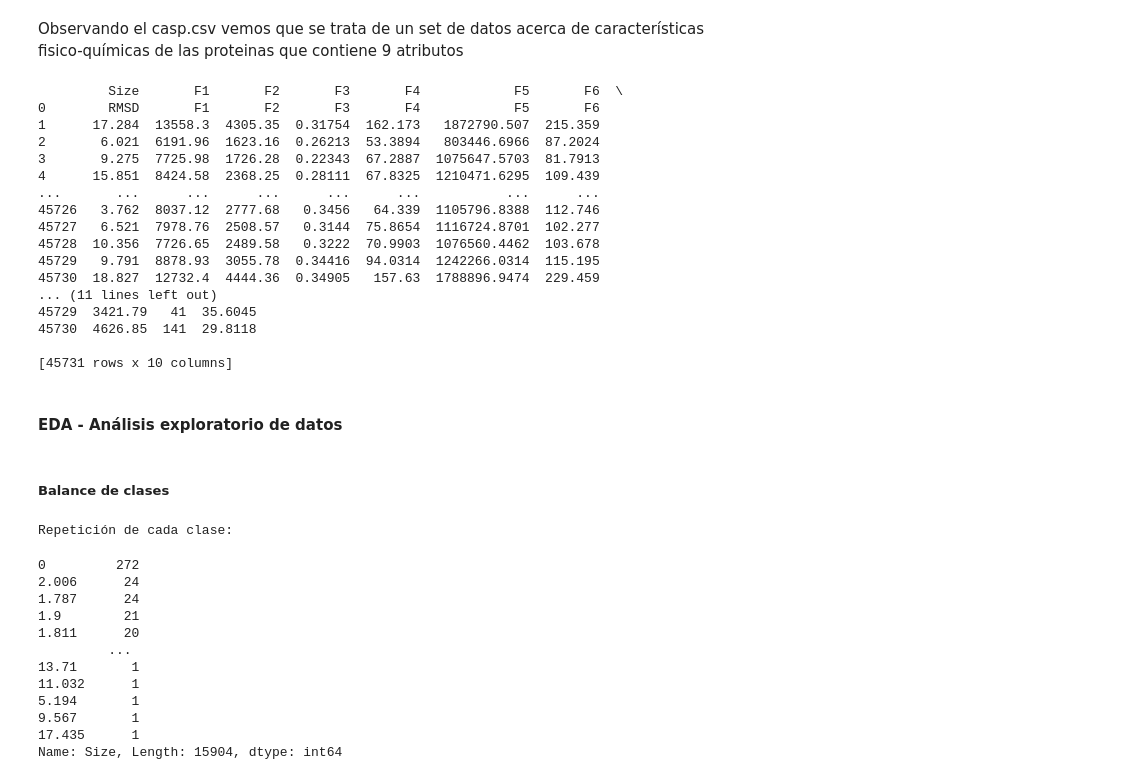
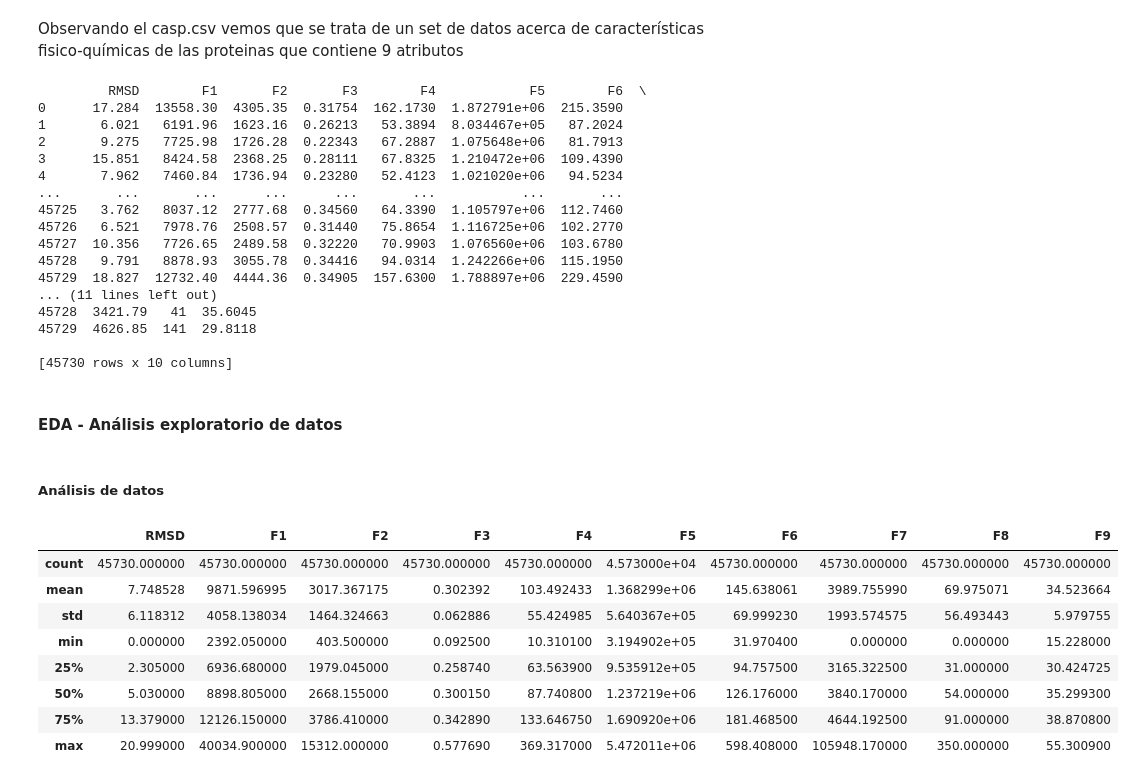
Before and after one commit to valengonzalez8/TP1_Redes_Neuronales, a Jupyter notebook: TP1_RN.ipynb, the cells around one changed output. Drawn from its saved outputs; the diff is of its cells as text; code cells hidden in the pictures.

```diff
--- a/TP1_RN.ipynb
+++ b/TP1_RN.ipynb
@@ -183,44 +245,39 @@ Observando el casp.csv vemos que se trata de un set de datos acerca de caracter
 # %%
 path2= '/Users/vale_/OneDrive/Documents/Redes Neuronales/CASP.csv'
 nombres_atributos2 = ['Size','F1','F2','F3','F4','F5','F6','F7','F8','F9']
-df2 = pd.read_csv(path2,names = nombres_atributos2, sep=',')
+df2 = pd.read_csv(path2, sep=',')
 print(df2)
 # %% [output]
-         Size       F1       F2       F3       F4            F5       F6  \
-0        RMSD       F1       F2       F3       F4            F5       F6
-1      17.284  13558.3  4305.35  0.31754  162.173   1872790.507  215.359
-2       6.021  6191.96  1623.16  0.26213  53.3894   803446.6966  87.2024
-3       9.275  7725.98  1726.28  0.22343  67.2887  1075647.5703  81.7913
-4      15.851  8424.58  2368.25  0.28111  67.8325  1210471.6295  109.439
-...       ...      ...      ...      ...      ...           ...      ...
-45726   3.762  8037.12  2777.68   0.3456   64.339  1105796.8388  112.746
-45727   6.521  7978.76  2508.57   0.3144  75.8654  1116724.8701  102.277
-45728  10.356  7726.65  2489.58   0.3222  70.9903  1076560.4462  103.678
-45729   9.791  8878.93  3055.78  0.34416  94.0314  1242266.0314  115.195
-45730  18.827  12732.4  4444.36  0.34905   157.63  1788896.9474  229.459
+         RMSD        F1       F2       F3        F4            F5        F6  \
+0      17.284  13558.30  4305.35  0.31754  162.1730  1.872791e+06  215.3590
+1       6.021   6191.96  1623.16  0.26213   53.3894  8.034467e+05   87.2024
+2       9.275   7725.98  1726.28  0.22343   67.2887  1.075648e+06   81.7913
+3      15.851   8424.58  2368.25  0.28111   67.8325  1.210472e+06  109.4390
+4       7.962   7460.84  1736.94  0.23280   52.4123  1.021020e+06   94.5234
+...       ...       ...      ...      ...       ...           ...       ...
+45725   3.762   8037.12  2777.68  0.34560   64.3390  1.105797e+06  112.7460
+45726   6.521   7978.76  2508.57  0.31440   75.8654  1.116725e+06  102.2770
+45727  10.356   7726.65  2489.58  0.32220   70.9903  1.076560e+06  103.6780
+45728   9.791   8878.93  3055.78  0.34416   94.0314  1.242266e+06  115.1950
+45729  18.827  12732.40  4444.36  0.34905  157.6300  1.788897e+06  229.4590
 ... (11 lines left out)
-45729  3421.79   41  35.6045
-45730  4626.85  141  29.8118
+45728  3421.79   41  35.6045
+45729  4626.85  141  29.8118
 
-[45731 rows x 10 columns]
+[45730 rows x 10 columns]
 # %% [markdown]
 #### EDA - Análisis exploratorio de datos
 # %% [markdown]
-##### Balance de clases
+##### Análisis de datos
-# %%
-print('Repetición de cada clase:\n')
-df2.Size.value_counts()
-# %% [output]
-Repetición de cada clase:
-0         272
-2.006      24
-1.787      24
-1.9        21
-1.811      20
-         ...
-13.71       1
-11.032      1
-5.194       1
-9.567       1
-17.435      1
-Name: Size, Length: 15904, dtype: int64
+# %%
+df2.describe()
+# %% [output]
+|  | RMSD | F1 | F2 | F3 | F4 | F5 | F6 | F7 | F8 | F9 |
+| count | 45730.000000 | 45730.000000 | 45730.000000 | 45730.000000 | 45730.000000 | 4.573000e+04 | 45730.000000 | 45730.000000 | 45730.000000 | 45730.000000 |
+| mean | 7.748528 | 9871.596995 | 3017.367175 | 0.302392 | 103.492433 | 1.368299e+06 | 145.638061 | 3989.755990 | 69.975071 | 34.523664 |
+| std | 6.118312 | 4058.138034 | 1464.324663 | 0.062886 | 55.424985 | 5.640367e+05 | 69.999230 | 1993.574575 | 56.493443 | 5.979755 |
+| min | 0.000000 | 2392.050000 | 403.500000 | 0.092500 | 10.310100 | 3.194902e+05 | 31.970400 | 0.000000 | 0.000000 | 15.228000 |
+| 25% | 2.305000 | 6936.680000 | 1979.045000 | 0.258740 | 63.563900 | 9.535912e+05 | 94.757500 | 3165.322500 | 31.000000 | 30.424725 |
+| 50% | 5.030000 | 8898.805000 | 2668.155000 | 0.300150 | 87.740800 | 1.237219e+06 | 126.176000 | 3840.170000 | 54.000000 | 35.299300 |
+| 75% | 13.379000 | 12126.150000 | 3786.410000 | 0.342890 | 133.646750 | 1.690920e+06 | 181.468500 | 4644.192500 | 91.000000 | 38.870800 |
+| max | 20.999000 | 40034.900000 | 15312.000000 | 0.577690 | 369.317000 | 5.472011e+06 | 598.408000 | 105948.170000 | 350.000000 | 55.300900 |
```
Also changed, not shown: parts of 39 cells of this notebook.
